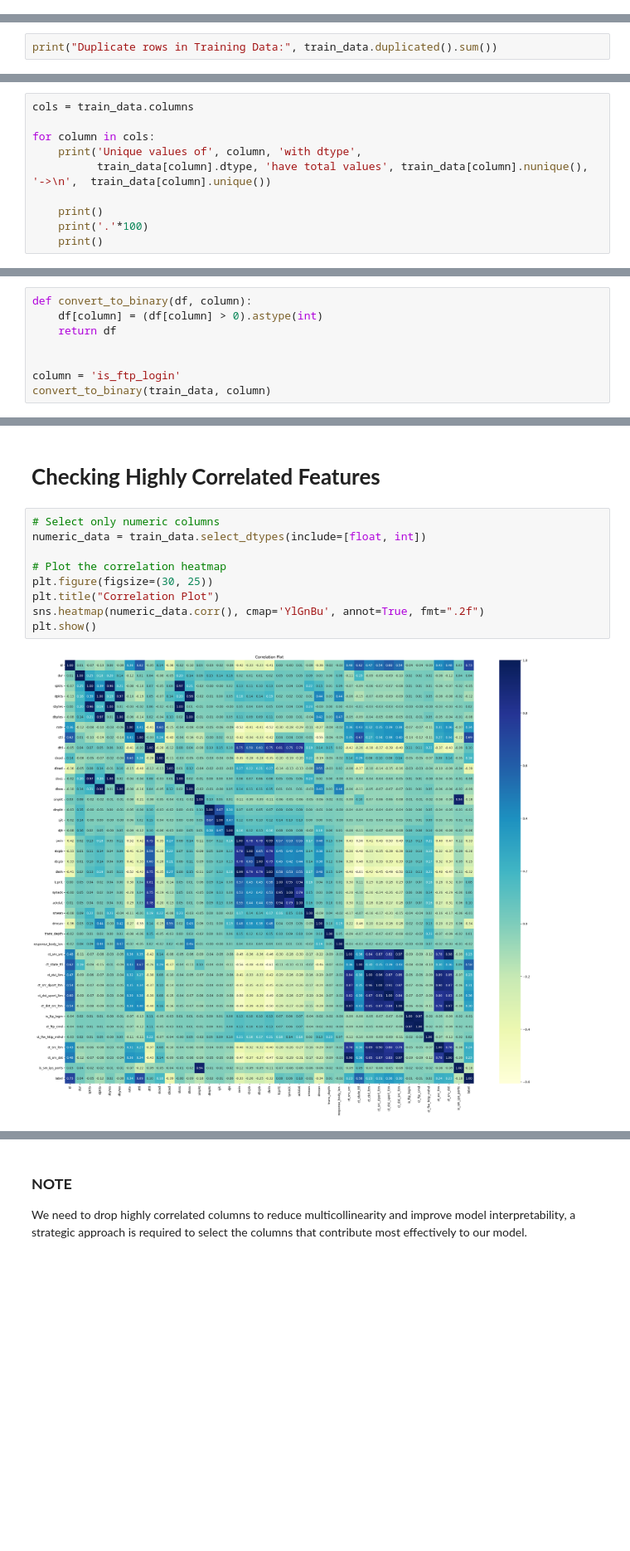
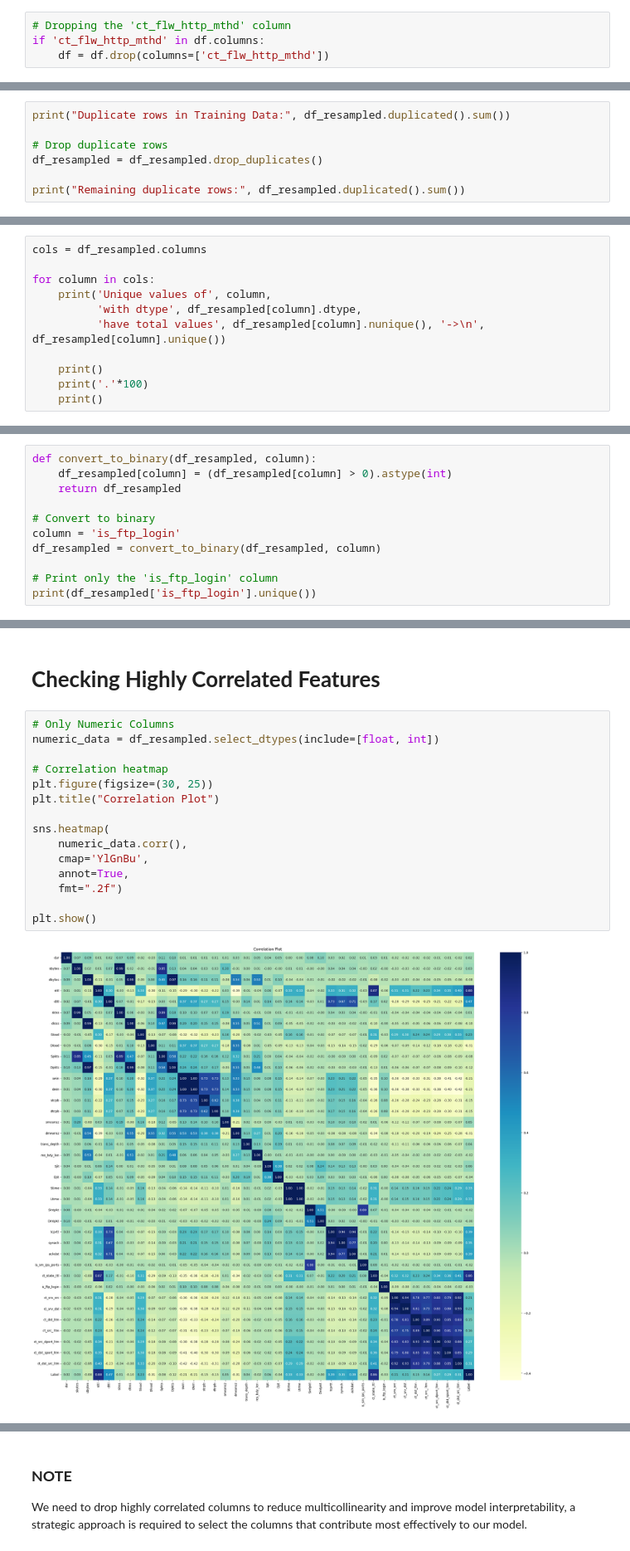
Before and after one commit to avinashyadav16/anomaly-and-threat-detection-in-network-traffic, a Jupyter notebook: 02_EDA.ipynb, the cells around one changed output, grey strips where cells are left out. Shown at 83% size. Cells and saved outputs as stored; diff of their text form; blank space fills up the shorter version.

```diff
--- a/02_EDA.ipynb
+++ b/02_EDA.ipynb
@@ -170,0 +209,4 @@ dtype: int64
+# %%
+# Dropping the 'ct_flw_http_mthd' column
+if 'ct_flw_http_mthd' in df.columns:
+    df = df.drop(columns=['ct_flw_http_mthd'])
@@ -175,3 +288,8 @@ Check for duplicate rows in the training and testing datasets
 # %%
-print("Duplicate rows in Training Data:", train_data.duplicated().sum())
+print("Duplicate rows in Training Data:", df_resampled.duplicated().sum())
+
+# Drop duplicate rows
+df_resampled = df_resampled.drop_duplicates()
+
+print("Remaining duplicate rows:", df_resampled.duplicated().sum())
 # %% [output]
@@ -228,11 +324,12 @@ Statistical Summary of Training Data:
 # %% [markdown]
 # **Checking Unique Values Of Attributes**
 # %%
-cols = train_data.columns
+cols = df_resampled.columns
 
 for column in cols:
-    print('Unique values of', column, 'with dtype',
-          train_data[column].dtype, 'have total values', train_data[column].nunique(), '->\n',  train_data[column].unique())
+    print('Unique values of', column,
+          'with dtype', df_resampled[column].dtype,
+          'have total values', df_resampled[column].nunique(), '->\n',  df_resampled[column].unique())
 
     print()
     print('.'*100)
@@ -281,11 +359,14 @@ train_data['ct_ftp_cmd'] = train_data['ct_ftp_cmd'].astype('int')
 # %% [markdown]
 # **Handling is_ftp_login**
 # %%
-def convert_to_binary(df, column):
-    df[column] = (df[column] > 0).astype(int)
-    return df
+def convert_to_binary(df_resampled, column):
+    df_resampled[column] = (df_resampled[column] > 0).astype(int)
+    return df_resampled
 
+# Convert to binary
+column = 'is_ftp_login'
+df_resampled = convert_to_binary(df_resampled, column)
 
-column = 'is_ftp_login'
-convert_to_binary(train_data, column)
+# Print only the 'is_ftp_login' column
+print(df_resampled['is_ftp_login'].unique())
 # %% [output]
@@ -567,14 +645,20 @@ fig.show()
 # %% [markdown]
 # **Checking Highly Correlated Features**
 # %%
-# Select only numeric columns
-numeric_data = train_data.select_dtypes(include=[float, int])
+# Only Numeric Columns
+numeric_data = df_resampled.select_dtypes(include=[float, int])
 
-# Plot the correlation heatmap
+# Correlation heatmap
 plt.figure(figsize=(30, 25))
 plt.title("Correlation Plot")
-sns.heatmap(numeric_data.corr(), cmap='YlGnBu', annot=True, fmt=".2f")
+
+sns.heatmap(
+    numeric_data.corr(),
+    cmap='YlGnBu',
+    annot=True,
+    fmt=".2f")
+
 plt.show()
 # %% [output]
-[figure, old version]
+[figure, new version]
 # %%
```
Also changed, not shown: parts of 78 cells of this notebook, 4 other files.
